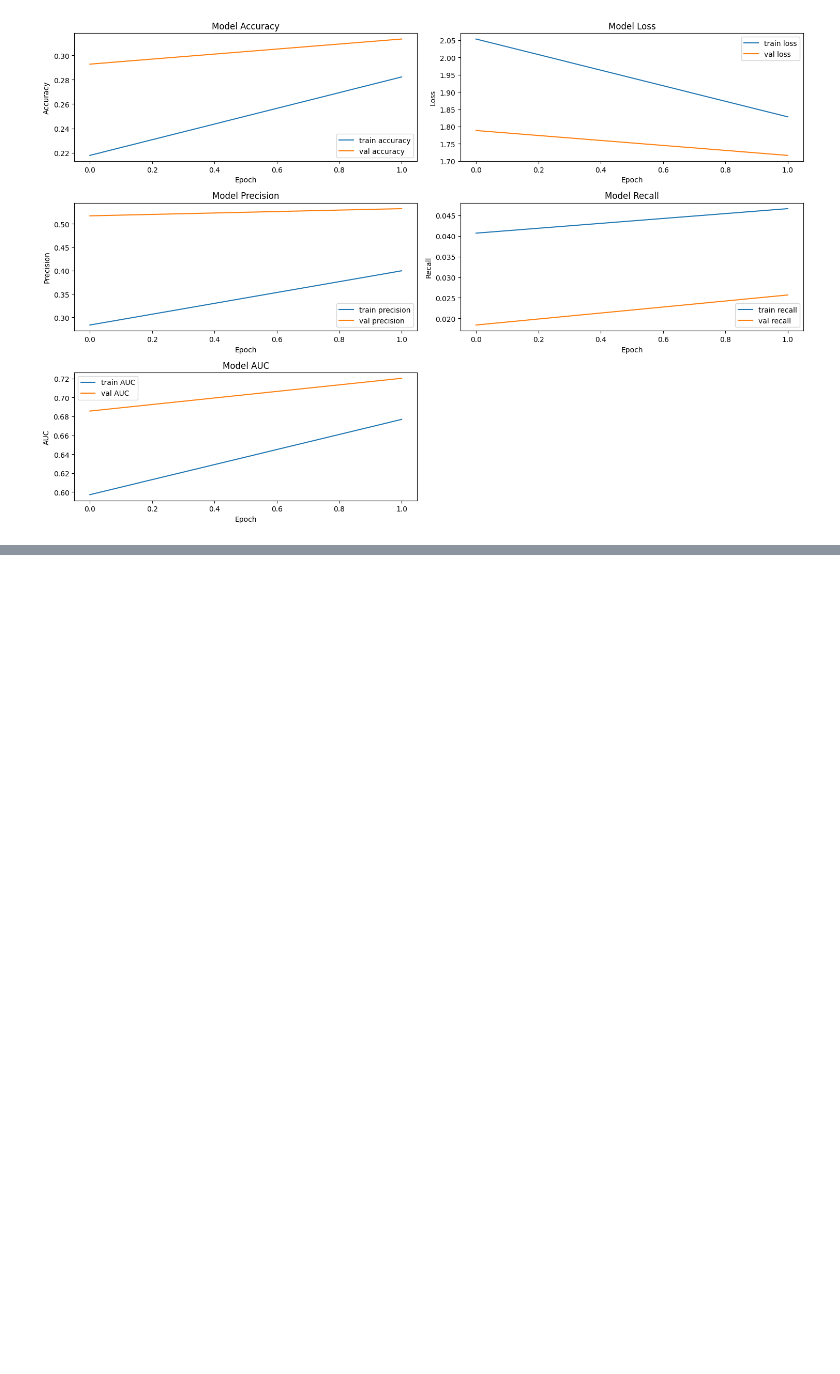
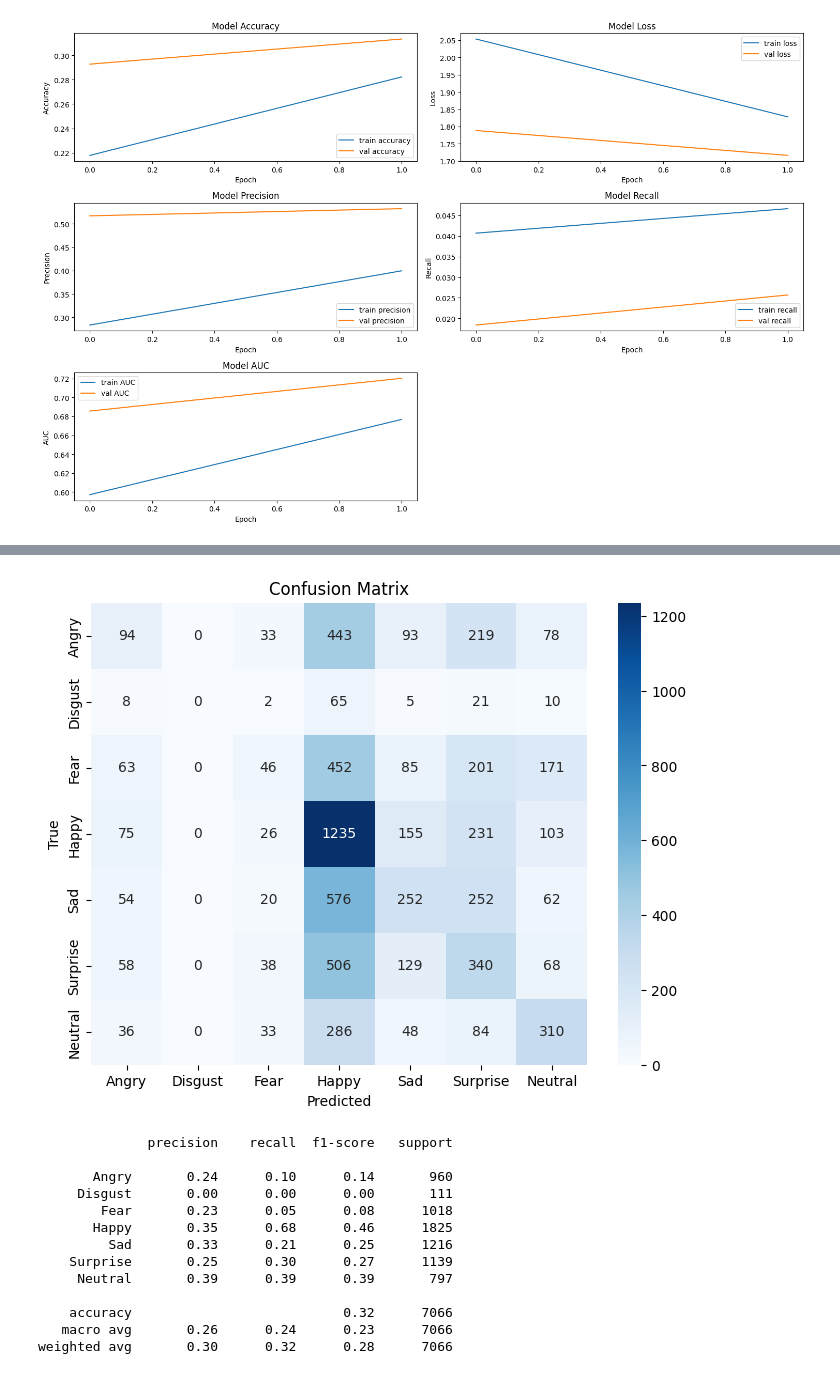
Before and after one commit to anjaducic/EMOTION-RECOGNITION, a Jupyter notebook: emotion_recognition.ipynb, the cells around one changed output, grey strips where cells are left out. Cells and saved outputs as stored; diff of their text form; code cells hidden in the pictures; blank space fills up the shorter version.

```diff
--- a/emotion_recognition.ipynb
+++ b/emotion_recognition.ipynb
@@ -382,0 +494,35 @@ plt.show()
+# %%
+import numpy as np
+import matplotlib.pyplot as plt
+import seaborn as sns
+from sklearn.metrics import confusion_matrix, classification_report
+
+# 1. Skupljamo sve prave i predviđene vrednosti
+y_true = []
+y_pred = []
+
+for images, labels in test_ds_rgb:
+    preds = model.predict(images)
+    y_true.extend(np.argmax(labels.numpy(), axis=1))
+    y_pred.extend(np.argmax(preds, axis=1))
+
+y_true = np.array(y_true)
+y_pred = np.array(y_pred)
+
+# 2. Konfuziona matrica
+cm = confusion_matrix(y_true, y_pred)
+
+# Ako imaš 7 emocija (npr. FER2013 dataset)
+class_names = ["Angry", "Disgust", "Fear", "Happy", "Sad", "Surprise", "Neutral"]
+
+plt.figure(figsize=(8,6))
+sns.heatmap(cm, annot=True, fmt="d", cmap="Blues",
+            xticklabels=class_names, yticklabels=class_names)
+plt.xlabel("Predicted")
+plt.ylabel("True")
+plt.title("Confusion Matrix")
+plt.show()
+
+# 3. Izveštaj (preciznost, recall, F1 po klasi)
+print(classification_report(y_true, y_pred, target_names=class_names))
+# %% [output]
@@ -382,0 +546,14 @@ plt.show()
+[figure, added]
+              precision    recall  f1-score   support
+
+       Angry       0.24      0.10      0.14       960
+     Disgust       0.00      0.00      0.00       111
+        Fear       0.23      0.05      0.08      1018
+       Happy       0.35      0.68      0.46      1825
+         Sad       0.33      0.21      0.25      1216
+    Surprise       0.25      0.30      0.27      1139
+     Neutral       0.39      0.39      0.39       797
+
+    accuracy                           0.32      7066
+   macro avg       0.26      0.24      0.23      7066
+weighted avg       0.30      0.32      0.28      7066
```
Also changed, not shown: parts of 8 cells of this notebook.
